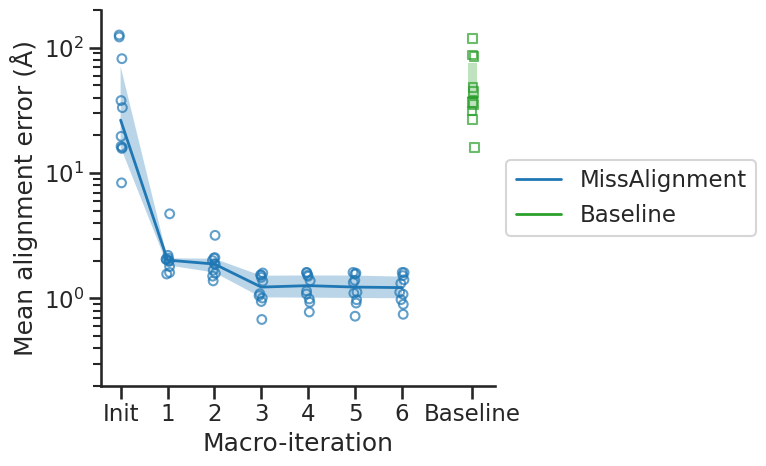
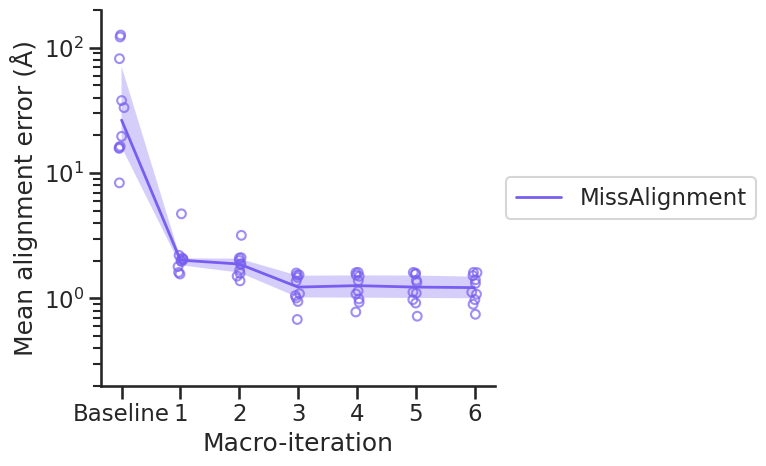
Code edit (unified diff) that turned the first committed figure into the second:
--- before
+++ after
@@ -30,33 +30,33 @@
     jitter = (np.random.rand(len(model_data)) - 0.5) * jitter_strength
     ax.scatter(model_data['iter_num'] + jitter, model_data['combined_error'], 
-               edgecolor='tab:blue', alpha=0.7, s=40, zorder=1, facecolor='none')
+               edgecolor='#785ef0ff', alpha=0.7, s=40, zorder=1, facecolor='none')
     
     # Plot AreTomo point for this model (squares)
-    if model_name in aretomo_model_means.index:
-        jitter_at = (np.random.rand() - 0.5) * jitter_strength
-        ax.scatter(aretomo_x + jitter_at, aretomo_model_means[model_name], 
-                   color='tab:green', alpha=0.7, s=40, marker='s', zorder=1, facecolor='none')
+    # if model_name in aretomo_model_means.index:
+    #     jitter_at = (np.random.rand() - 0.5) * jitter_strength
+    #     ax.scatter(aretomo_x + jitter_at, aretomo_model_means[model_name], 
+    #                color='tab:green', alpha=0.7, s=40, marker='s', zorder=1, facecolor='none')
 
 # Plot IQR band (gray, no edges)
 ax.fill_between(x, iteration_stats['q1'], iteration_stats['q3'], 
-                color='tab:blue', alpha=0.3, edgecolor='none', zorder=2)
+                color='#785ef0ff', alpha=0.3, edgecolor='none', zorder=2)
 
 # Plot median line (no markers)
-ax.plot(x, iteration_stats['median'], '-', color='tab:blue', 
+ax.plot(x, iteration_stats['median'], '-', color='#785ef0ff', 
         linewidth=2, label='MissAlignment', zorder=3)
 
 # Plot AreTomo as a short horizontal line with IQR band (similar style to our method)
-baseline_half_width = 0.1
-baseline_x = [aretomo_x - baseline_half_width, aretomo_x + baseline_half_width]
-ax.fill_between(baseline_x, [aretomo_q1, aretomo_q1], [aretomo_q3, aretomo_q3],
-                color='tab:green', alpha=0.3, edgecolor='none', zorder=2)
-ax.plot(baseline_x, [aretomo_median, aretomo_median], '-', color='tab:green',
-        linewidth=2, label='Baseline', zorder=3)
+# baseline_half_width = 0.1
+# baseline_x = [aretomo_x - baseline_half_width, aretomo_x + baseline_half_width]
+# ax.fill_between(baseline_x, [aretomo_q1, aretomo_q1], [aretomo_q3, aretomo_q3],
+#                 color='tab:green', alpha=0.3, edgecolor='none', zorder=2)
+# ax.plot(baseline_x, [aretomo_median, aretomo_median], '-', color='tab:green',
+#         linewidth=2, label='Baseline', zorder=3)
 
 # Formatting
 ax.set_xlabel('Macro-iteration')
 ax.set_ylabel('Mean alignment error (Å)')
-ax.set_xticks(list(x) + [aretomo_x])
-ax.set_xticklabels(['Init'] + [f'{i}' for i in x[1:]] + ['Baseline'])
+ax.set_xticks(list(x))  # + [aretomo_x])
+ax.set_xticklabels(['Baseline'] + [f'{i}' for i in x[1:]])
 # Put a legend to the right of the current axis
 ax.legend(loc='center left', bbox_to_anchor=(1, 0.5))

Commit: fix colors and input for aretomo